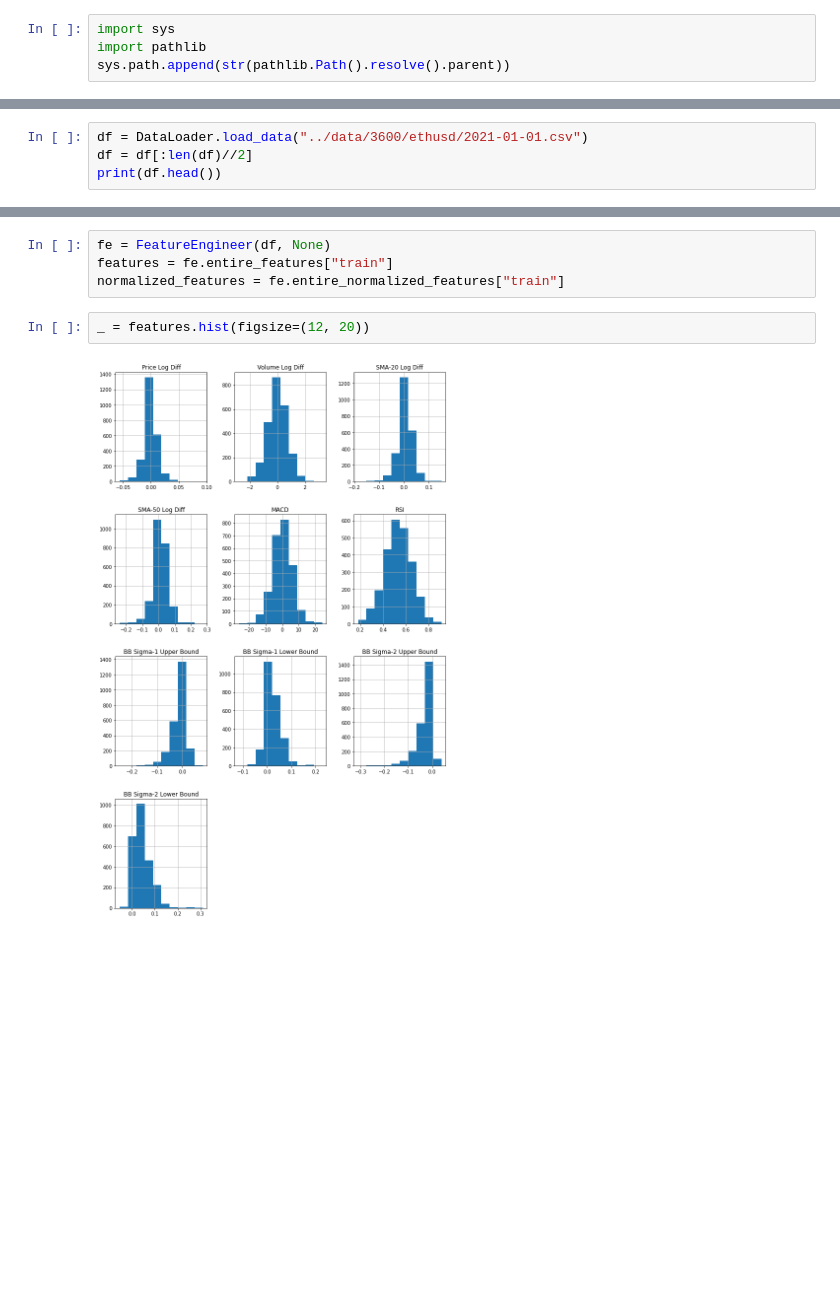
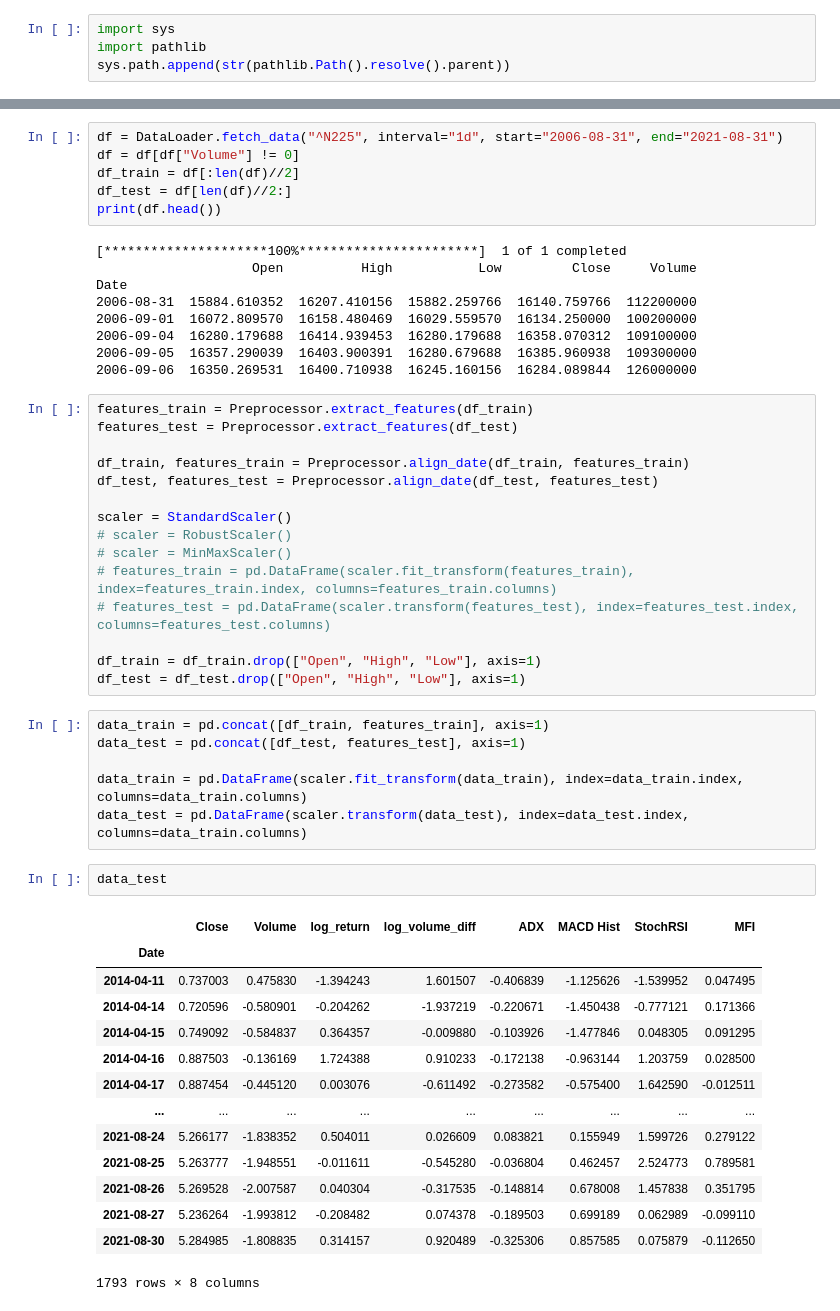
Before and after one commit to napnel/UoA-thesis-s1260099, a Jupyter notebook: notebook/expt_feature_enginner.ipynb, the cells around one changed output, grey strips where cells are left out. Saved outputs shown, nothing was run; the diff lists cells and outputs as text; blank space fills up the shorter version.

```diff
--- a/notebook/expt_feature_enginner.ipynb
+++ b/notebook/expt_feature_enginner.ipynb
@@ -18,4 +13,0 @@ Loading BokehJS ...
-# %%
-df = DataLoader.load_data("../data/3600/ethusd/2021-01-01.csv")
-df = df[:len(df)//2]
-print(df.head())
@@ -30,8 +14,53 @@ Date
-# %%
-fe = FeatureEngineer(df, None)
-features = fe.entire_features["train"]
-normalized_features = fe.entire_normalized_features["train"]
-# %%
-_ = features.hist(figsize=(12, 20))
-# %% [output]
-[figure, removed]
+# %%
+df = DataLoader.fetch_data("^N225", interval="1d", start="2006-08-31", end="2021-08-31")
+df = df[df["Volume"] != 0]
+df_train = df[:len(df)//2]
+df_test = df[len(df)//2:]
+print(df.head())
+# %% [output]
+[*********************100%***********************]  1 of 1 completed
+                    Open          High           Low         Close     Volume
+Date
+2006-08-31  15884.610352  16207.410156  15882.259766  16140.759766  112200000
+2006-09-01  16072.809570  16158.480469  16029.559570  16134.250000  100200000
+2006-09-04  16280.179688  16414.939453  16280.179688  16358.070312  109100000
+2006-09-05  16357.290039  16403.900391  16280.679688  16385.960938  109300000
+2006-09-06  16350.269531  16400.710938  16245.160156  16284.089844  126000000
+# %%
+features_train = Preprocessor.extract_features(df_train)
+features_test = Preprocessor.extract_features(df_test)
+
+df_train, features_train = Preprocessor.align_date(df_train, features_train)
+df_test, features_test = Preprocessor.align_date(df_test, features_test)
+
+scaler = StandardScaler()
+# scaler = RobustScaler()
+# scaler = MinMaxScaler()
+# features_train = pd.DataFrame(scaler.fit_transform(features_train), index=features_train.index, columns=features_train.columns)
+# features_test = pd.DataFrame(scaler.transform(features_test), index=features_test.index, columns=features_test.columns)
+
+df_train = df_train.drop(["Open", "High", "Low"], axis=1)
+df_test = df_test.drop(["Open", "High", "Low"], axis=1)
+# %%
+data_train = pd.concat([df_train, features_train], axis=1)
+data_test = pd.concat([df_test, features_test], axis=1)
+
+data_train = pd.DataFrame(scaler.fit_transform(data_train), index=data_train.index, columns=data_train.columns)
+data_test = pd.DataFrame(scaler.transform(data_test), index=data_test.index, columns=data_train.columns)
+# %%
+data_test
+# %% [output]
+|  | Close | Volume | log_return | log_volume_diff | ADX | MACD Hist | StochRSI | MFI |
+| Date |  |  |  |  |  |  |  |  |
+| 2014-04-11 | 0.737003 | 0.475830 | -1.394243 | 1.601507 | -0.406839 | -1.125626 | -1.539952 | 0.047495 |
+| 2014-04-14 | 0.720596 | -0.580901 | -0.204262 | -1.937219 | -0.220671 | -1.450438 | -0.777121 | 0.171366 |
+| 2014-04-15 | 0.749092 | -0.584837 | 0.364357 | -0.009880 | -0.103926 | -1.477846 | 0.048305 | 0.091295 |
+| 2014-04-16 | 0.887503 | -0.136169 | 1.724388 | 0.910233 | -0.172138 | -0.963144 | 1.203759 | 0.028500 |
+| 2014-04-17 | 0.887454 | -0.445120 | 0.003076 | -0.611492 | -0.273582 | -0.575400 | 1.642590 | -0.012511 |
+| ... | ... | ... | ... | ... | ... | ... | ... | ... |
+| 2021-08-24 | 5.266177 | -1.838352 | 0.504011 | 0.026609 | 0.083821 | 0.155949 | 1.599726 | 0.279122 |
+| 2021-08-25 | 5.263777 | -1.948551 | -0.011611 | -0.545280 | -0.036804 | 0.462457 | 2.524773 | 0.789581 |
+| 2021-08-26 | 5.269528 | -2.007587 | 0.040304 | -0.317535 | -0.148814 | 0.678008 | 1.457838 | 0.351795 |
+| 2021-08-27 | 5.236264 | -1.993812 | -0.208482 | 0.074378 | -0.189503 | 0.699189 | 0.062989 | -0.099110 |
+| 2021-08-30 | 5.284985 | -1.808835 | 0.314157 | 0.920489 | -0.325306 | 0.857585 | 0.075879 | -0.112650 |
+1793 rows × 8 columns
```
Also changed, not shown: parts of 3 cells of this notebook, 3 other files.
